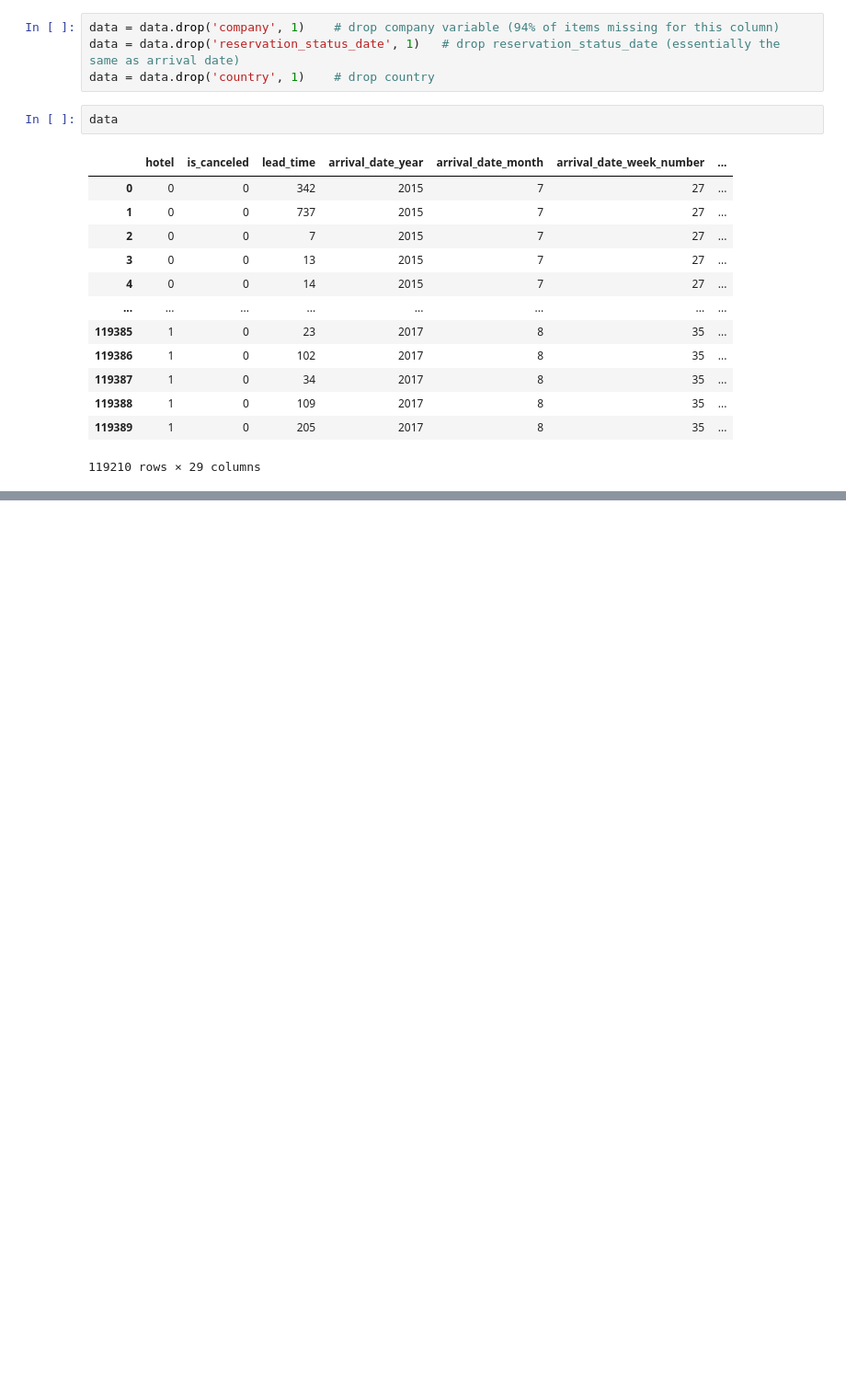
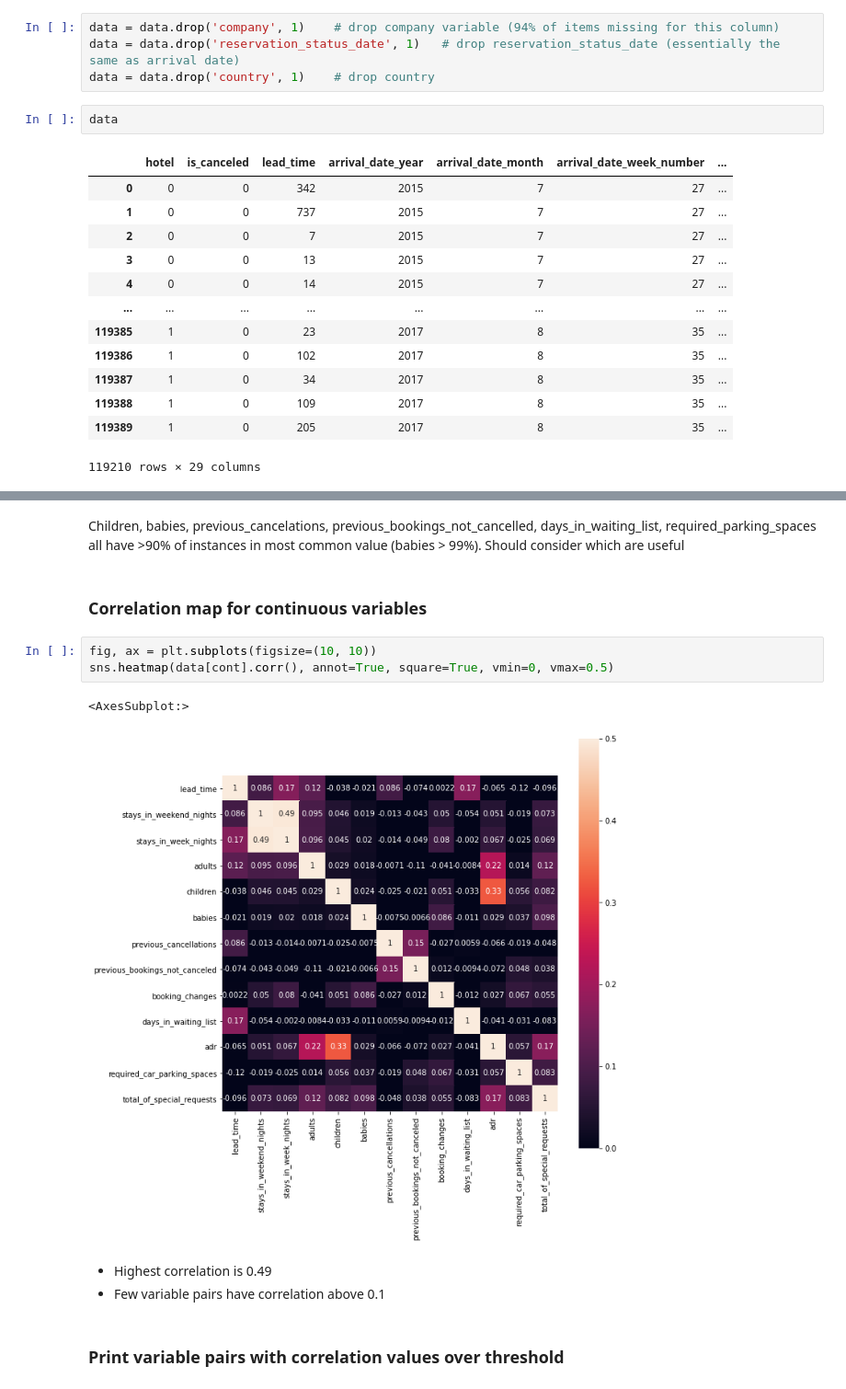
Before and after one commit to John-Rooney/DSC478_Group_Project, a Jupyter notebook: DSC 478 Final Project.ipynb, the cells around one changed output, grey strips where cells are left out. Shown: that part at 92% size. Saved outputs shown, nothing was run; the diff lists cells and outputs as text; blank space fills up the shorter version.

```diff
--- a/DSC 478 Final Project.ipynb
+++ b/DSC 478 Final Project.ipynb
@@ -173,0 +219,15 @@ data
+# %% [markdown]
+Children, babies, previous_cancelations, previous_bookings_not_cancelled, days_in_waiting_list, required_parking_spaces all have >90% of instances in most common value (babies > 99%). Should consider which are useful
+# %% [markdown]
+### Correlation map for continuous variables
+# %%
+fig, ax = plt.subplots(figsize=(10, 10))
+sns.heatmap(data[cont].corr(), annot=True, square=True, vmin=0, vmax=0.5)
+# %% [output]
+<AxesSubplot:>
+[figure, added]
+# %% [markdown]
+- Highest correlation is 0.49
+- Few variable pairs have correlation above 0.1
+# %% [markdown]
+### Print variable pairs with correlation values over threshold
```
Also changed, not shown: parts of 11 cells of this notebook.
